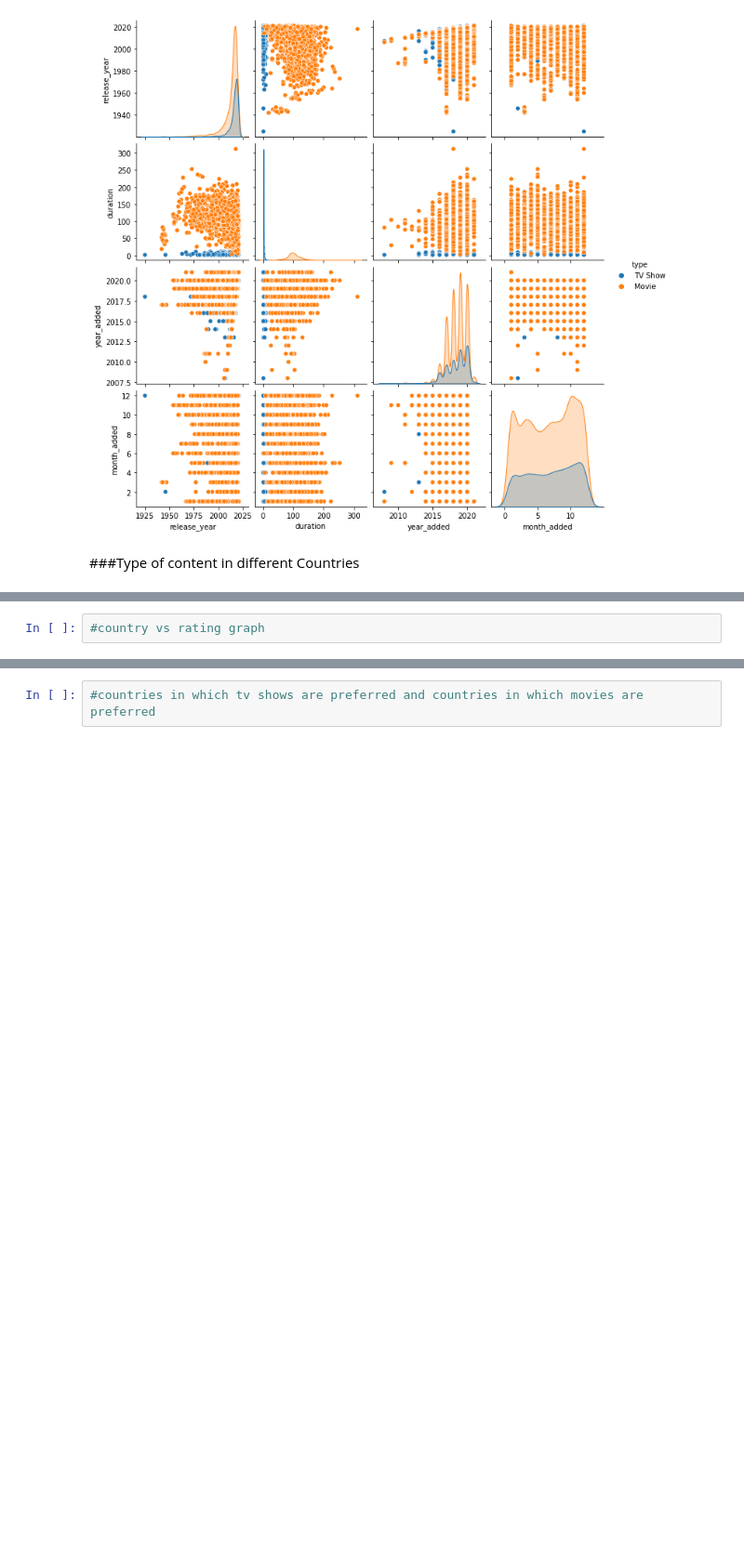
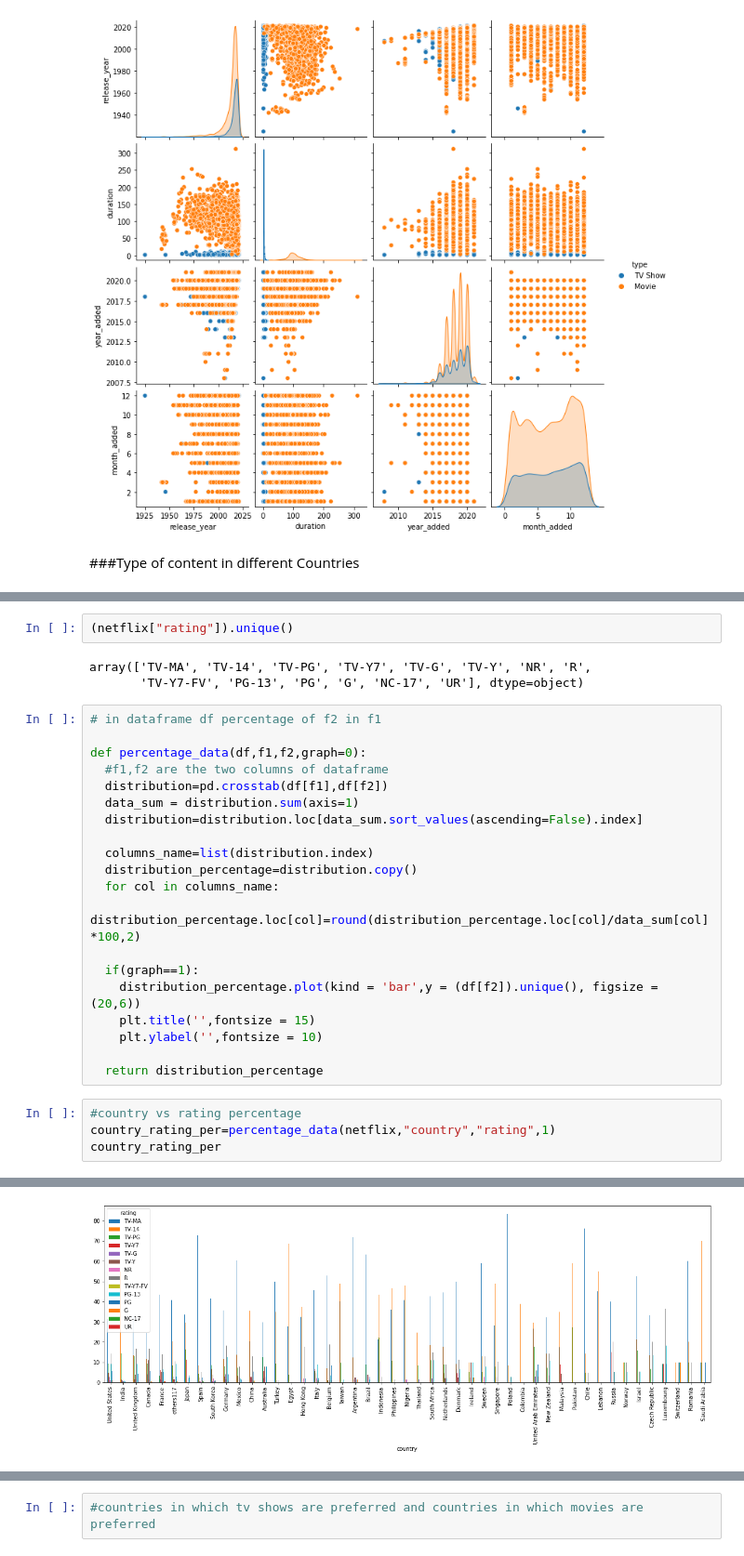
Before and after one commit to gauriagarwal18/NETFLIX_MOVIES_AND_TV_SHOWS_CLUSTERING, a Jupyter notebook: Netflix_Movies_And_Tv_Shows_Clustering_.ipynb, the cells around one changed output, grey strips where cells are left out. Shown at 93% size. Saved outputs shown, nothing was run; the diff lists cells and outputs as text; blank space fills up the shorter version.

```diff
--- a/Netflix_Movies_And_Tv_Shows_Clustering_.ipynb
+++ b/Netflix_Movies_And_Tv_Shows_Clustering_.ipynb
@@ -929,2 +938,30 @@ Text(0, 0.5, '')
+# %%
+(netflix["rating"]).unique()
+# %% [output]
+array(['TV-MA', 'TV-14', 'TV-PG', 'TV-Y7', 'TV-G', 'TV-Y', 'NR', 'R',
+       'TV-Y7-FV', 'PG-13', 'PG', 'G', 'NC-17', 'UR'], dtype=object)
+# %%
+# in dataframe df percentage of f2 in f1
+
+def percentage_data(df,f1,f2,graph=0):
+  #f1,f2 are the two columns of dataframe
+  distribution=pd.crosstab(df[f1],df[f2])
+  data_sum = distribution.sum(axis=1)
+  distribution=distribution.loc[data_sum.sort_values(ascending=False).index]
+
+  columns_name=list(distribution.index)
+  distribution_percentage=distribution.copy()
+  for col in columns_name:
+    distribution_percentage.loc[col]=round(distribution_percentage.loc[col]/data_sum[col]*100,2)
+
+  if(graph==1):
+    distribution_percentage.plot(kind = 'bar',y = (df[f2]).unique(), figsize = (20,6))
+    plt.title('',fontsize = 15)
+    plt.ylabel('',fontsize = 10)
+
+  return distribution_percentage
 # %%
-#country vs rating graph
+#country vs rating percentage
+country_rating_per=percentage_data(netflix,"country","rating",1)
+country_rating_per
+# %% [output]
@@ -930,0 +986 @@ Text(0, 0.5, '')
+[figure, added]
```
Also changed, not shown: parts of 11 cells of this notebook.
